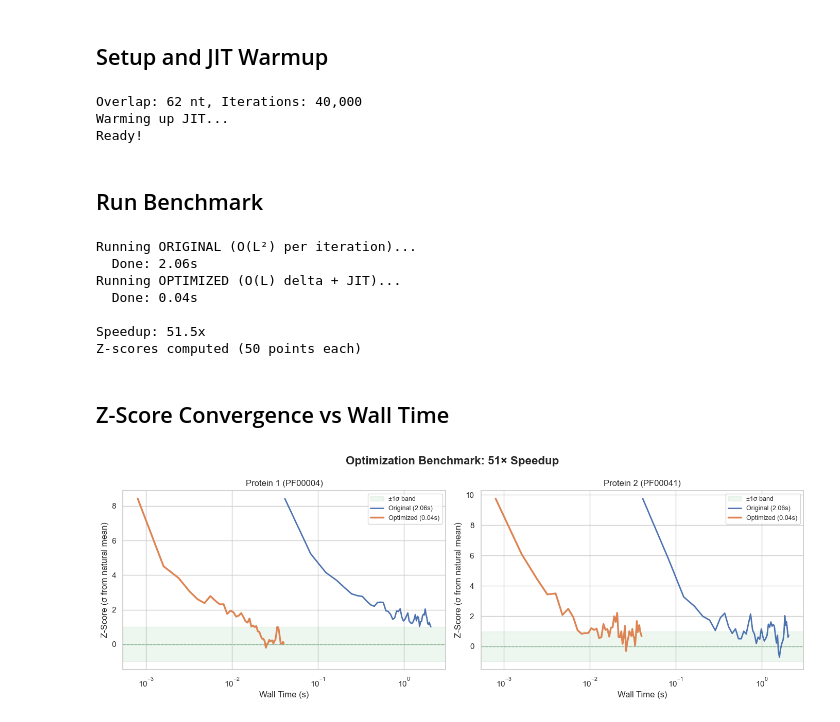
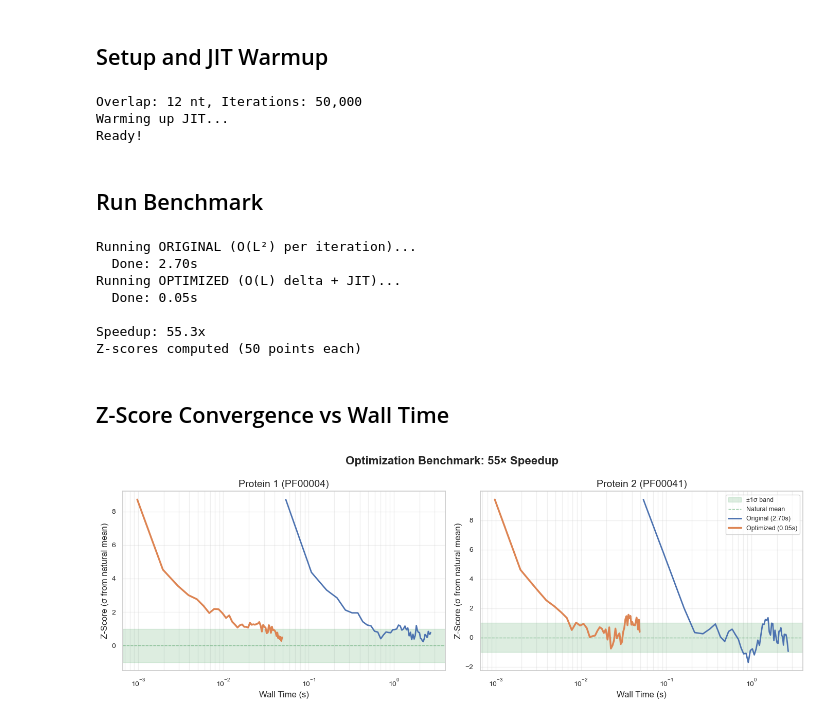
Before and after one commit to orsonk22/OverlappingGenes, a Jupyter notebook: Project/optimization_benchmark.ipynb, the cells around one changed output. Drawn from its saved outputs; the diff is of its cells as text; code cells hidden in the pictures.

```diff
--- a/Project/optimization_benchmark.ipynb
+++ b/Project/optimization_benchmark.ipynb
@@ -61,8 +62,8 @@ Protein 2 (PF00041): 74 aa, natural E = 120.7 ± 17.6
 ## Setup and JIT Warmup
 # %%
 # Parameters
-overlapLen = 62
-num_iterations = 40000
+overlapLen = 12
+num_iterations = 50000
 whentosave = 0.02  # 50 data points
 
 # Generate shared initial sequence
@@ -83,7 +84,7 @@ _ = original.overlapped_sequence_generator_int(
 )
 print("Ready!")
 # %% [output]
-Overlap: 62 nt, Iterations: 40,000
+Overlap: 12 nt, Iterations: 50,000
 Warming up JIT...
 Ready!
 # %% [markdown]
@@ -122,48 +123,48 @@ Z2_hist_opt  = (np.array(E2_hist_opt)  - mean_2) / std_2
 print(f"Z-scores computed ({len(Z1_hist_orig)} points each)")
 # %% [output]
 Running ORIGINAL (O(L²) per iteration)...
-  Done: 2.06s
+  Done: 2.70s
 Running OPTIMIZED (O(L) delta + JIT)...
-  Done: 0.04s
+  Done: 0.05s
 
-Speedup: 51.5x
+Speedup: 55.3x
 Z-scores computed (50 points each)
 # %% [markdown]
 ## Z-Score Convergence vs Wall Time
 # %%
-pal = sns.color_palette()
-
 fig, axes = plt.subplots(1, 2, figsize=(14, 5))
 
 n_orig = len(Z1_hist_orig)
 n_opt  = len(Z1_hist_opt)
 
 time_points_orig = np.linspace(time_orig / n_orig, time_orig, n_orig)
 time_points_opt  = np.linspace(time_opt  / n_opt,  time_opt,  n_opt)
 
 datasets = [
     (Z1_hist_orig, Z1_hist_opt, pf1, 'Protein 1'),
     (Z2_hist_orig, Z2_hist_opt, pf2, 'Protein 2'),
 ]
 
 for ax, (z_orig, z_opt, pf, label) in zip(axes, datasets):
-    ax.axhspan(-1, 1, color=pal[2], alpha=0.10, label='±1σ band')
-    ax.axhline(y=0, ls='--', color=pal[2], lw=1, alpha=0.6)
+    ax.axhspan(-1, 1, color='C2', alpha=0.20, label='±1σ band')
+    ax.axhline(y=0, ls='--', color='C2', lw=1, alpha=0.6,label ='Natural mean')
 
-    ax.plot(time_points_orig, z_orig, '-', color=pal[0], lw=2,
+    ax.plot(time_points_orig, z_orig, '-', color='C0', lw=2,
             label=f'Original ({time_orig:.2f}s)')
-    ax.plot(time_points_opt,  z_opt,  '-', color=pal[1], lw=2.5,
+    ax.plot(time_points_opt,  z_opt,  '-', color='C1', lw=2.5,
             label=f'Optimized ({time_opt:.2f}s)')
 
     ax.set_xscale('log')
-    ax.set_xlabel('Wall Time (s)')
-    ax.set_ylabel('Z-Score (σ from natural mean)')
-    ax.set_title(f'{label} ({pf})')
-    ax.legend(fontsize=9, loc='upper right')
+    ax.set_xlabel('Wall Time (s)', fontsize=12)
+    ax.set_ylabel('Z-Score (σ from natural mean)', fontsize=12)
+    ax.set_title(f'{label} ({pf})', fontsize=14)
 
+    ax.grid(True, alpha=0.3, which='both')
+    ax.tick_params(labelsize=10)
+ax.legend(fontsize=9, loc='upper right')
 plt.suptitle(f'Optimization Benchmark: {speedup:.0f}× Speedup', fontsize=16, fontweight='bold')
 plt.tight_layout()
 plt.savefig('optimization_benchmark.png', dpi=150, bbox_inches='tight')
 plt.show()
 # %% [output]
-[figure, old version]
+[figure, new version]
```
Also changed, not shown: parts of 1 cell of this notebook, 23 other files.
